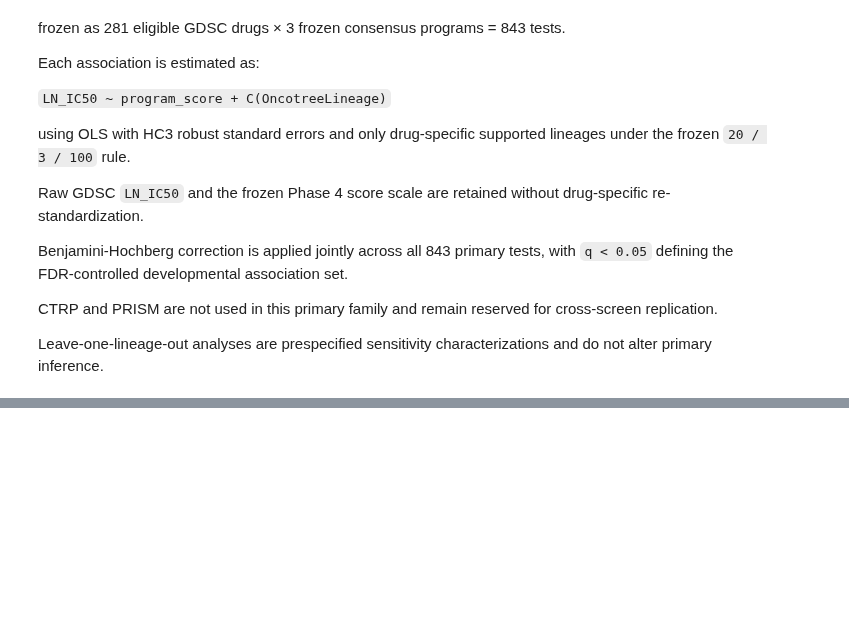
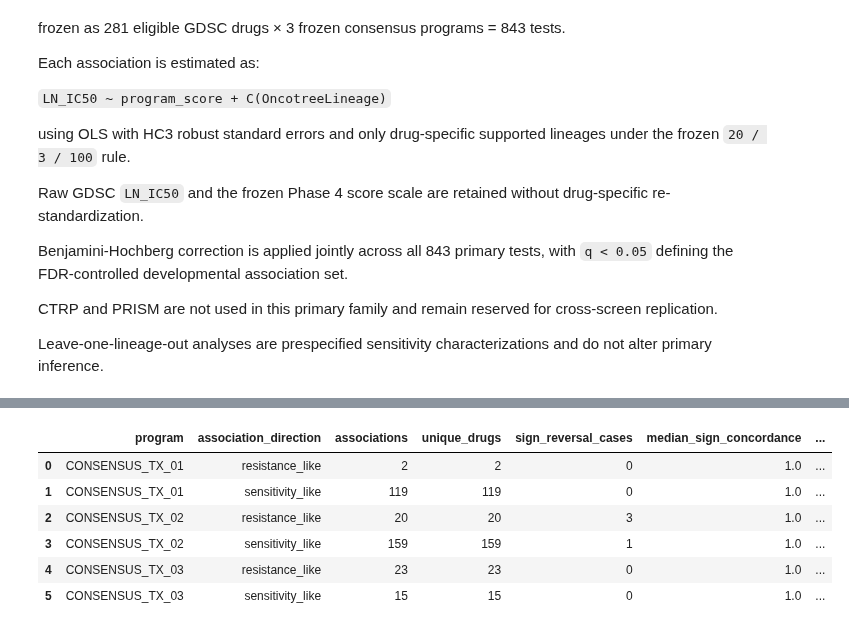
Before and after one commit to paulairazoqui/pancancer-epigenetics, a Jupyter notebook: notebooks/phase6_pharmacogenomic_contexts/600_program_drug_associations.ipynb, the cells around one changed output, grey strips where cells are left out. Drawn from its saved outputs; the diff is of its cells as text; code cells hidden in the pictures; blank space fills up the shorter version.

```diff
--- a/notebooks/phase6_pharmacogenomic_contexts/600_program_drug_associations.ipynb
+++ b/notebooks/phase6_pharmacogenomic_contexts/600_program_drug_associations.ipynb
@@ -3095,0 +3548,90 @@ and do not alter primary inference.
+# %%
+# =============================================================================
+# Characterize the FDR-controlled GDSC association set by program and direction
+# =============================================================================
+
+gdsc_fdr_associations = (
+    gdsc_primary_associations_with_lolo
+    .loc[
+        gdsc_primary_associations_with_lolo[
+            "fdr_05"
+        ]
+    ]
+    .copy()
+)
+
+gdsc_fdr_associations[
+    "association_direction"
+] = np.where(
+    gdsc_fdr_associations["beta"] > 0,
+    "resistance_like",
+    "sensitivity_like",
+)
+
+fdr_program_summary = (
+    gdsc_fdr_associations
+    .groupby(
+        ["program", "association_direction"],
+        observed=True,
+    )
+    .agg(
+        associations=("DRUG_ID", "size"),
+        unique_drugs=("DRUG_ID", "nunique"),
+        sign_reversal_cases=(
+            "lolo_any_sign_reversal",
+            "sum",
+        ),
+        median_sign_concordance=(
+            "lolo_same_sign_fraction",
+            "median",
+        ),
+        minimum_sign_concordance=(
+            "lolo_same_sign_fraction",
+            "min",
+        ),
+        median_beta=(
+            "beta",
+            "median",
+        ),
+    )
+    .reset_index()
+)
+
+print(
+    "FDR-controlled associations:",
+    len(gdsc_fdr_associations),
+)
+print(
+    "Unique drugs represented:",
+    gdsc_fdr_associations[
+        "DRUG_ID"
+    ].nunique(),
+)
+
+display(fdr_program_summary)
+
+print(
+    "\nFDR associations with any LOLO sign reversal:"
+)
+
+display(
+    gdsc_fdr_associations.loc[
+        gdsc_fdr_associations[
+            "lolo_any_sign_reversal"
+        ],
+        [
+            "DRUG_ID",
+            "program",
+            "beta",
+            "q_value",
+            "n_models",
+            "n_lineages",
+            "lolo_same_sign_fraction",
+            "lolo_beta_min",
+            "lolo_beta_max",
+            "lolo_max_abs_beta_change",
+            "lolo_max_change_omitted_lineage",
+        ],
+    ]
+)
+# %% [output]
@@ -3095,0 +3640,7 @@ and do not alter primary inference.
+|  | program | association_direction | associations | unique_drugs | sign_reversal_cases | median_sign_concordance | ... |
+| 0 | CONSENSUS_TX_01 | resistance_like | 2 | 2 | 0 | 1.0 | ... |
+| 1 | CONSENSUS_TX_01 | sensitivity_like | 119 | 119 | 0 | 1.0 | ... |
+| 2 | CONSENSUS_TX_02 | resistance_like | 20 | 20 | 3 | 1.0 | ... |
+| 3 | CONSENSUS_TX_02 | sensitivity_like | 159 | 159 | 1 | 1.0 | ... |
+| 4 | CONSENSUS_TX_03 | resistance_like | 23 | 23 | 0 | 1.0 | ... |
+| 5 | CONSENSUS_TX_03 | sensitivity_like | 15 | 15 | 0 | 1.0 | ... |
```
Also changed, not shown: parts of 35 cells of this notebook, 1 other file.
